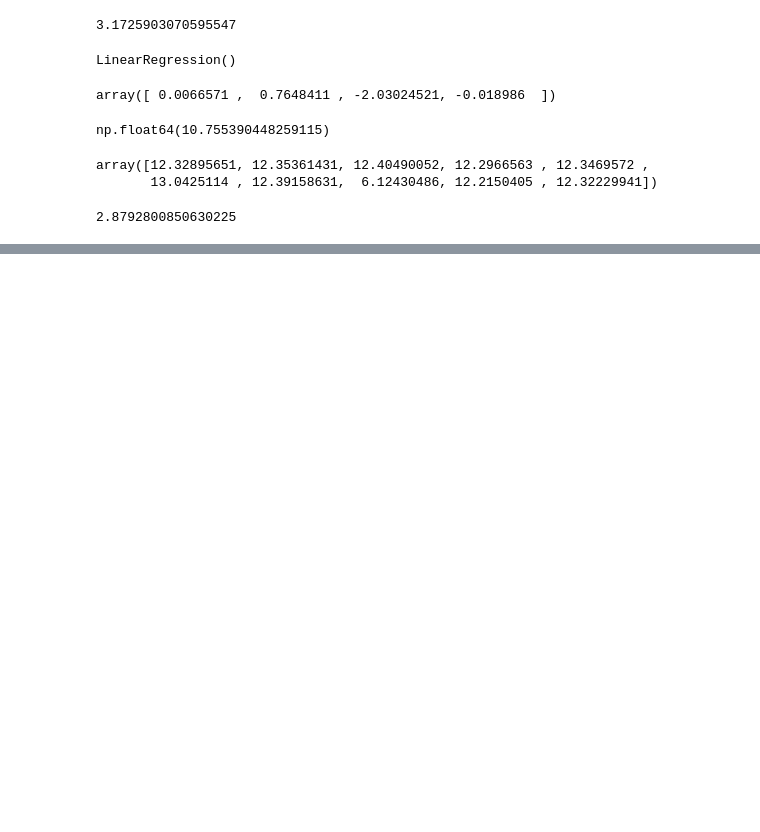
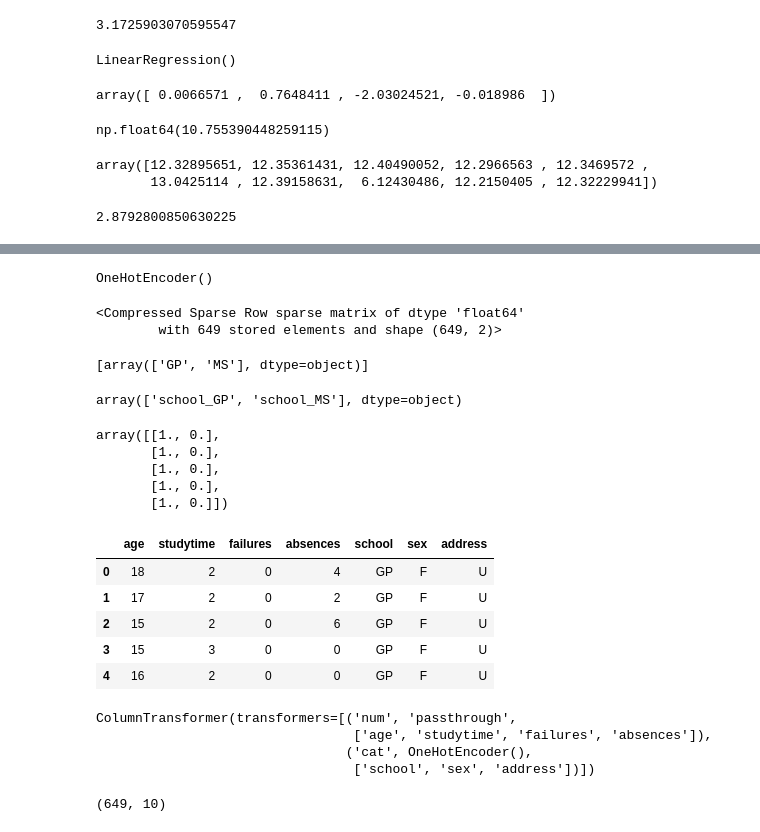
Before and after one commit to Jawn-ny/student-performance-ml, a Jupyter notebook: notebooks/01_eda.ipynb, the cells around one changed output, grey strips where cells are left out. Cells and saved outputs as stored; diff of their text form; code cells hidden in the pictures; blank space fills up the shorter version.

```diff
--- a/notebooks/01_eda.ipynb
+++ b/notebooks/01_eda.ipynb
@@ -302,0 +347,17 @@ linear_rmse
+# %%
+encoder.fit(df[["school"]])
+# %% [output]
+OneHotEncoder()
+# %%
+encoder.transform(df[["school"]])
+# %% [output]
+<Compressed Sparse Row sparse matrix of dtype 'float64'
+        with 649 stored elements and shape (649, 2)>
+# %%
+encoder.categories_
+# %% [output]
+[array(['GP', 'MS'], dtype=object)]
+# %%
+encoder.get_feature_names_out(["school"])
+# %% [output]
+array(['school_GP', 'school_MS'], dtype=object)
@@ -302,0 +366,21 @@ linear_rmse
+# %%
+school_encoded.toarray()[:5]
+# %% [output]
+array([[1., 0.],
+       [1., 0.],
+       [1., 0.],
+       [1., 0.],
+       [1., 0.]])
+# %%
+numeric_features = [
+    "age",
+    "studytime",
+    "failures",
+    "absences"
+]
+
+categorical_features = [
+    "school",
+    "sex",
+    "address"
+]
@@ -302,0 +394,20 @@ linear_rmse
+# %%
+feature_columns = numeric_features + categorical_features
+# %%
+X_mixed = df[feature_columns]
+# %%
+X_mixed.head()
+# %% [output]
+|  | age | studytime | failures | absences | school | sex | address |
+| 0 | 18 | 2 | 0 | 4 | GP | F | U |
+| 1 | 17 | 2 | 0 | 2 | GP | F | U |
+| 2 | 15 | 2 | 0 | 6 | GP | F | U |
+| 3 | 15 | 3 | 0 | 0 | GP | F | U |
+| 4 | 16 | 2 | 0 | 0 | GP | F | U |
+# %%
+preprocessor.fit(X_mixed)
+# %% [output]
+ColumnTransformer(transformers=[('num', 'passthrough',
+                                 ['age', 'studytime', 'failures', 'absences']),
+                                ('cat', OneHotEncoder(),
+                                 ['school', 'sex', 'address'])])
@@ -302,0 +416,4 @@ linear_rmse
+# %%
+X_transformed.shape
+# %% [output]
+(649, 10)
```
Also changed, not shown: parts of 27 cells of this notebook, 1 other file.
